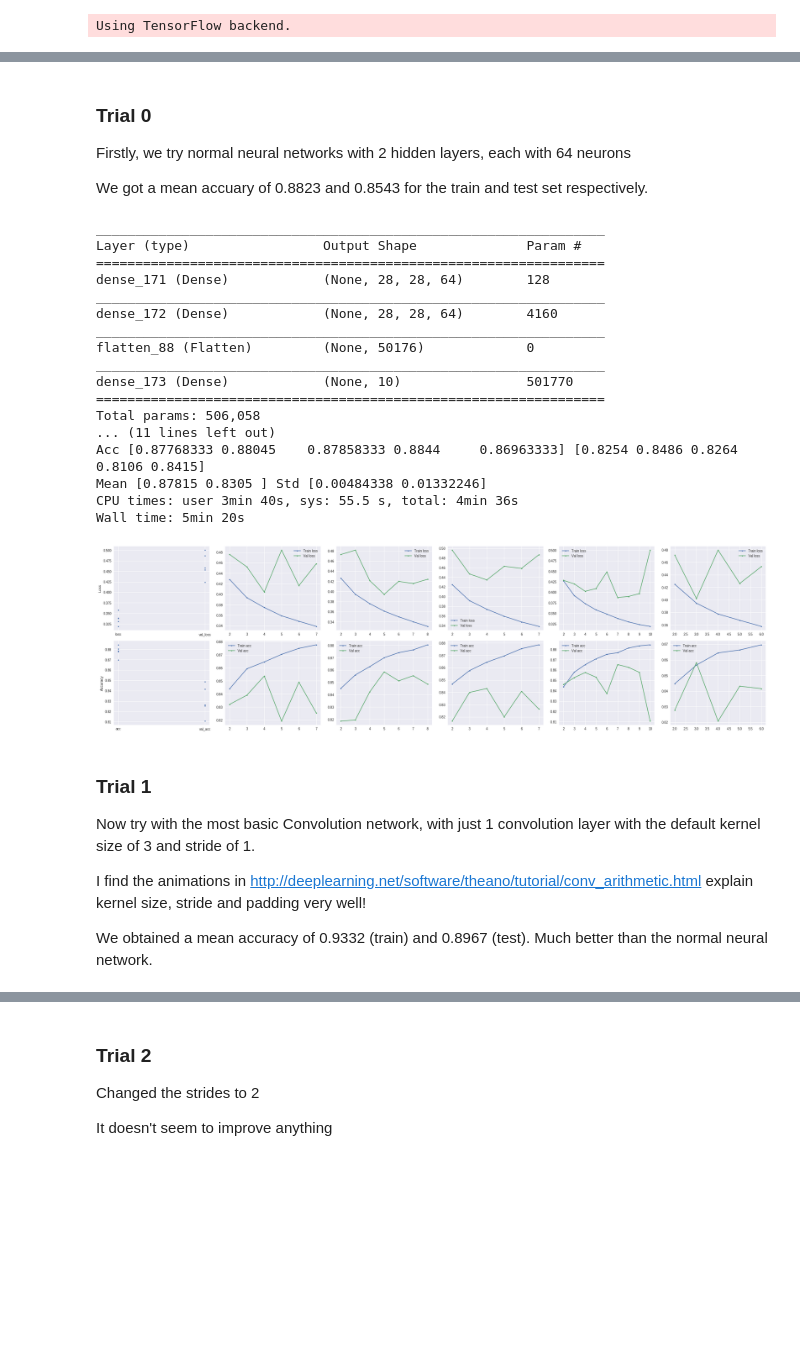
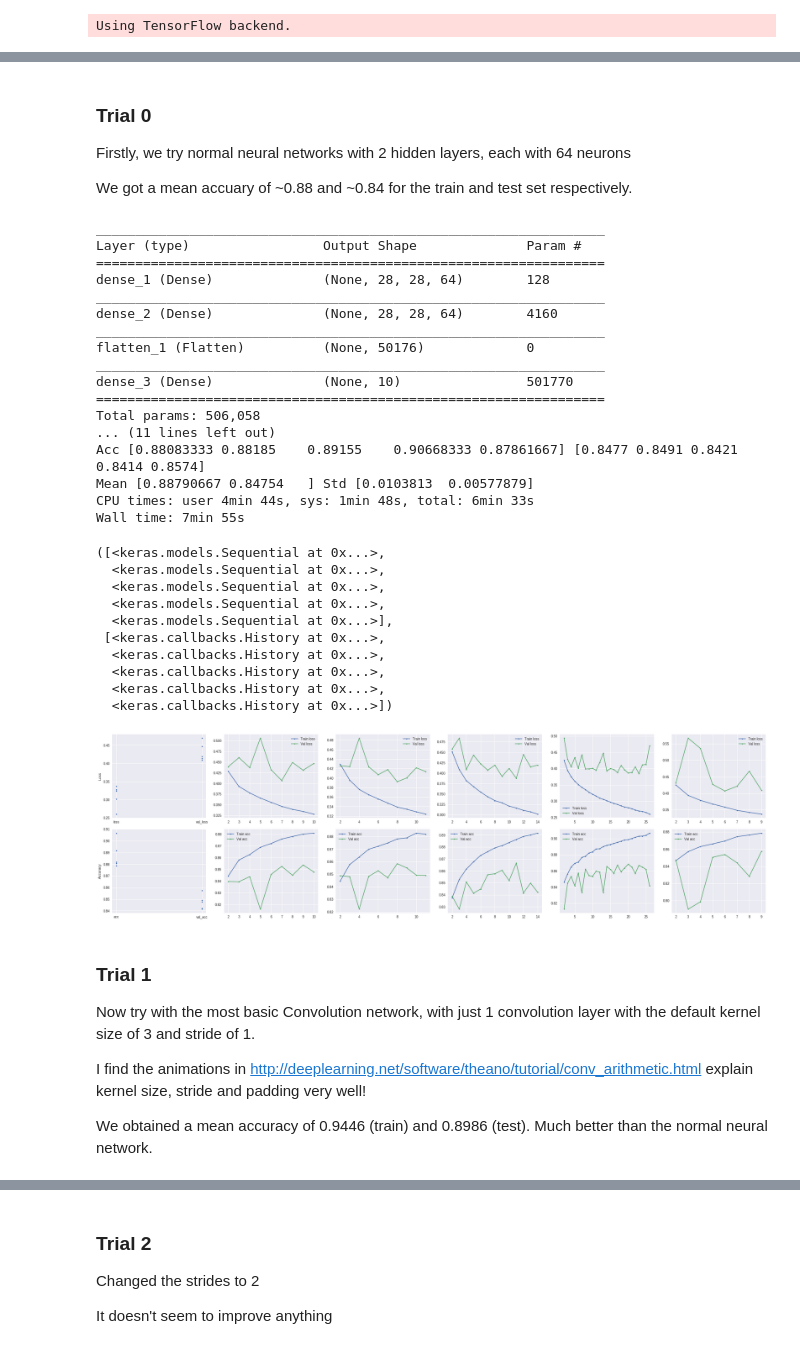
Before and after one commit to aunz/ds, a Jupyter notebook: Fashion_Articles_with_CNN.ipynb, the cells around one changed output, grey strips where cells are left out. Saved outputs shown, nothing was run; the diff lists cells and outputs as text; code cells hidden in the pictures; blank space fills up the shorter version.

```diff
--- a/Fashion_Articles_with_CNN.ipynb
+++ b/Fashion_Articles_with_CNN.ipynb
@@ -51,9 +63,9 @@ plt.tight_layout()
 # %%
 from copy import deepcopy
 
-def train(make_model, n = 5, optimizer = lambda: 'rmsprop', callbacks = lambda: [EarlyStopping(patience=3, verbose=1)], verbose=0):
+def train(make_model, n = 5, optimizer = lambda: 'rmsprop', callbacks = lambda: [EarlyStopping(patience=5, verbose=1)], verbose=0):
     # given a model, train it for n times and plot the associated metrics
-    # make_model, optimizer and callbacks should be provided as a function as each time the functions are called, brand new instances are created in the for loop below. Because can't use deepcopy
+    # make_model, optimizer and callbacks should be provided as a function as each time the functions are called, brand new instances are created in the for loop below. Use this because can't use deepcopy
 
     models = [] # to hold the model weights
     hists = [] # contains all the history
@@ -115,36 +127,46 @@ def train(make_model, n = 5, optimizer = lambda: 'rmsprop', callbacks = lambda:
 
 Firstly, we try normal neural networks with 2 hidden layers, each with 64 neurons
 
-We got a mean accuary of 0.8823 and 0.8543 for the train and test set respectively.
+We got a mean accuary of ~0.88 and ~0.84 for the train and test set respectively.
 # %%
 # Try just normal neural networks with 2 hidden layers, each with 64 neurons
 %%time
 
-train(lambda x: Sequential([
+_ = train(lambda x: Sequential([
     Dense(64, input_shape=(28, 28, 1), activation='relu'),
     Dense(64, activation='relu'),
     Flatten(),
     Dense(10, activation='softmax')
-]));
+]))
 # %% [output]
 _________________________________________________________________
 Layer (type)                 Output Shape              Param #
 =================================================================
-dense_171 (Dense)            (None, 28, 28, 64)        128
+dense_1 (Dense)              (None, 28, 28, 64)        128
 _________________________________________________________________
-dense_172 (Dense)            (None, 28, 28, 64)        4160
+dense_2 (Dense)              (None, 28, 28, 64)        4160
 _________________________________________________________________
-flatten_88 (Flatten)         (None, 50176)             0
+flatten_1 (Flatten)          (None, 50176)             0
 _________________________________________________________________
-dense_173 (Dense)            (None, 10)                501770
+dense_3 (Dense)              (None, 10)                501770
 =================================================================
 Total params: 506,058
 ... (11 lines left out)
-Acc [0.87768333 0.88045    0.87858333 0.8844     0.86963333] [0.8254 0.8486 0.8264 0.8106 0.8415]
-Mean [0.87815 0.8305 ] Std [0.00484338 0.01332246]
-CPU times: user 3min 40s, sys: 55.5 s, total: 4min 36s
-Wall time: 5min 20s
+Acc [0.88083333 0.88185    0.89155    0.90668333 0.87861667] [0.8477 0.8491 0.8421 0.8414 0.8574]
+Mean [0.88790667 0.84754   ] Std [0.0103813  0.00577879]
+CPU times: user 4min 44s, sys: 1min 48s, total: 6min 33s
+Wall time: 7min 55s
+([<keras.models.Sequential at 0x...>,
+  <keras.models.Sequential at 0x...>,
+  <keras.models.Sequential at 0x...>,
+  <keras.models.Sequential at 0x...>,
+  <keras.models.Sequential at 0x...>],
+ [<keras.callbacks.History at 0x...>,
+  <keras.callbacks.History at 0x...>,
+  <keras.callbacks.History at 0x...>,
+  <keras.callbacks.History at 0x...>,
+  <keras.callbacks.History at 0x...>])
-[figure, old version]
+[figure, new version]
 # %% [markdown]
 ### Trial 1
 
@@ -152,5 +174,5 @@ Now try with the most basic Convolution network, with just 1 convolution layer w
 
 I find the animations in http://deeplearning.net/software/theano/tutorial/conv_arithmetic.html explain kernel size, stride and padding very well!
 
-We obtained a mean accuracy of 0.9332 (train) and 0.8967 (test). Much better than the normal neural network.
+We obtained a mean accuracy of 0.9446 (train) and 0.8986 (test). Much better than the normal neural network.
 # %%
```
Also changed, not shown: parts of 12 cells of this notebook.
